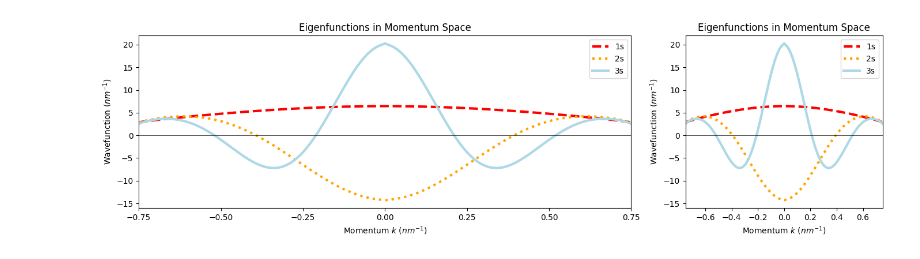
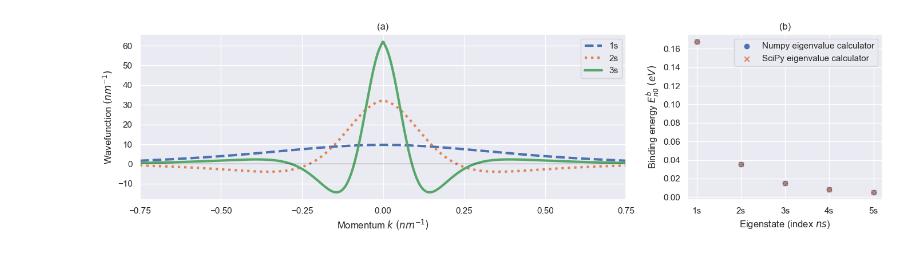
Before and after one commit to pmbraga/perovskite_excitons_mphil, a Jupyter notebook: excitonic_states/binding_energy.ipynb, the cells around one changed output. Drawn from its saved outputs; the diff is of its cells as text; code cells hidden in the pictures.

Commit message:
final modifications for eigenstates and binding energies

```diff
--- a/excitonic_states/binding_energy.ipynb
+++ b/excitonic_states/binding_energy.ipynb
@@ -117,5 +114,25 @@ def EigenvectorsNorm(eigvec):
     np.savetxt('NVectors.txt', Nv, fmt="%.10f")
 
     return Nv
+# %%
+def Sorting(values): # making sure we are printing the eigenvectors for the lowest eigenvalues
+
+    eigenvaluesDict = {value: index for index, value in enumerate(eigenvalues, start=0)}
+    sortedEigenvalues = sorted(eigenvalues)
+
+    output = np.zeros(5) # indexes of the correct eigenvectors
+
+    for i in range(5):
+        output[i] = eigenvaluesDict[sortedEigenvalues[i]]
+
+    return output
 # %%
 norm_eigenvectors = EigenvectorsNorm(eigenvectors_SCP)
+# %%
+indexes = Sorting(eigenvalues)
+# %%
+s1 = int(indexes[0])
+s2 = int(indexes[1])
+s3 = int(indexes[2])
+s4 = int(indexes[3])
+s5 = int(indexes[4])
@@ -122,44 +141,31 @@ norm_eigenvectors = EigenvectorsNorm(eigenvectors_SCP)
 # %%
 plot_x = np.concatenate((np.flip((-1) * k_vals), k_vals))
 
 fig, axes = plt.subplots(1, 2, figsize=(14, 4), gridspec_kw={'width_ratios': [10, 4]})
 
 # --- numpy eigenvalues function --- #
 
-axes[0].plot(plot_x, np.concatenate((np.flip(norm_eigenvectors[:, 0]), norm_eigenvectors[:, 0])), label=f'1s', c='red', linewidth=3, linestyle='--')
-axes[0].plot(plot_x, np.concatenate((np.flip(norm_eigenvectors[:, 1]), norm_eigenvectors[:, 1])), label=f'2s', c='orange', linewidth=3, linestyle=':')
-axes[0].plot(plot_x, np.concatenate((np.flip(norm_eigenvectors[:, 2]), norm_eigenvectors[:, 2])), label=f'3s', c='lightblue', linewidth=3)
+axes[0].plot(plot_x, np.concatenate((np.flip(norm_eigenvectors[:, s1]), norm_eigenvectors[:, s1])), label=f'1s', linewidth=3, linestyle='--')
+axes[0].plot(plot_x, np.concatenate((np.flip(norm_eigenvectors[:, s2]), norm_eigenvectors[:, s2])), label=f'2s', linewidth=3, linestyle=':')
+axes[0].plot(plot_x, np.concatenate((np.flip(norm_eigenvectors[:, s3]), norm_eigenvectors[:, s3])), label=f'3s', linewidth=3)
 axes[0].plot(plot_x, np.zeros(len(plot_x)), c='black', linewidth=0.5)
 axes[0].set_xticks([-0.75, -0.5, -0.25, 0, 0.25, 0.5, 0.75])
-''' axes[0].plot(plot_x, np.concatenate((np.flip(eigenvectors[:, 3]), eigenvectors[:, 3])), label=f'4s', linewidth=3, linestyle='--')
-axes[0].plot(plot_x, np.concatenate((np.flip(eigenvectors[:, 4]), eigenvectors[:, 4])), label=f'5s', linewidth=3, linestyle=':')
-axes[0].plot(plot_x, np.concatenate((np.flip(eigenvectors[:, 5]), eigenvectors[:, 5])), label=f'6s', linewidth=3)
-axes[0].plot(plot_x, np.concatenate((np.flip(eigenvectors[:, 6]), eigenvectors[:, 8])), label=f'7s', linewidth=3, linestyle='--')
-axes[0].plot(plot_x, np.concatenate((np.flip(eigenvectors[:, 7]), eigenvectors[:, 7])), label=f'8s', linewidth=3, linestyle=':')
-axes[0].plot(plot_x, np.concatenate((np.flip(eigenvectors[:, 8]), eigenvectors[:, 8])), label=f'9s', linewidth=3) '''
-
 
 axes[0].set_xlabel('Momentum $k$ $(nm^{-1})$')
 axes[0].set_xlim(-.75, .75)
-
-#axes[0].set_ylim(-20, 70)
 axes[0].set_ylabel('Wavefunction $(nm^{-1})$')
-axes[0].set_title('Eigenfunctions in Momentum Space')
+axes[0].set_title('(a)')
 axes[0].legend(loc='upper right')
 
-axes[1].plot(plot_x, np.concatenate((np.flip(norm_eigenvectors[:, 0]), norm_eigenvectors[:, 0])), label=f'1s', c='red', linewidth=3, linestyle='--')
-axes[1].plot(plot_x, np.concatenate((np.flip(norm_eigenvectors[:, 1]), norm_eigenvectors[:, 1])), label=f'2s', c='orange', linewidth=3, linestyle=':')
-axes[1].plot(plot_x, np.concatenate((np.flip(norm_eigenvectors[:, 2]), norm_eigenvectors[:, 2])), label=f'3s', c='lightblue', linewidth=3)
-axes[1].plot(plot_x, np.zeros(len(plot_x)), c='black', linewidth=0.5)
+axes[1].scatter(['1s', '2s' , '3s' , '4s', '5s'], eig_levels, label='Numpy eigenvalue calculator')
+axes[1].scatter(['1s', '2s' , '3s' , '4s', '5s'], eig_levels, label='SciPy eigenvalue calculator', marker='x')
+axes[1].set_xlabel('Eigenstate (index $ns$)')
+axes[1].set_ylabel('Binding energy $E_{n0}^b$ $(eV)$')
+axes[1].set_title('(b)')
 
-axes[1].set_xlabel('Momentum $k$ $(nm^{-1})$')
-axes[1].set_xlim(-.75, .75)
-#axes[1].set_ylim(-20, 75)
-axes[1].set_ylabel('Wavefunction $(nm^{-1})$')
-axes[1].set_title('Eigenfunctions in Momentum Space')
 axes[1].legend()
 
 plt.tight_layout()
-plt.show()
+plt.savefig('eigen_results.png', dpi=500)
 # %% [output]
-[figure, old version]
+[figure, new version]
```
Also changed, not shown: parts of 10 cells of this notebook.
